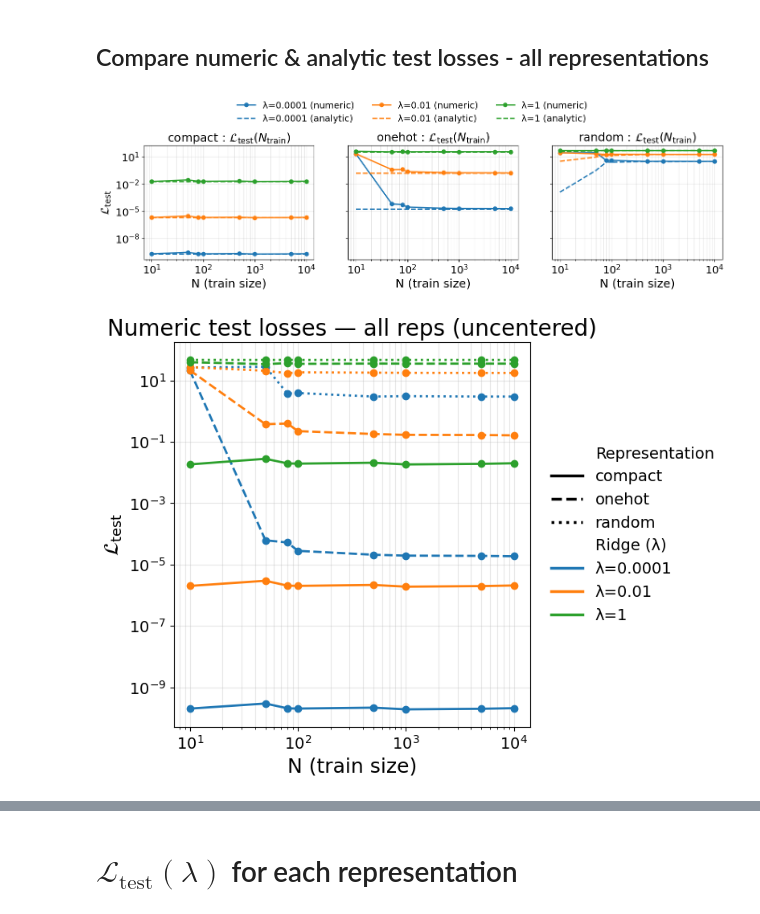
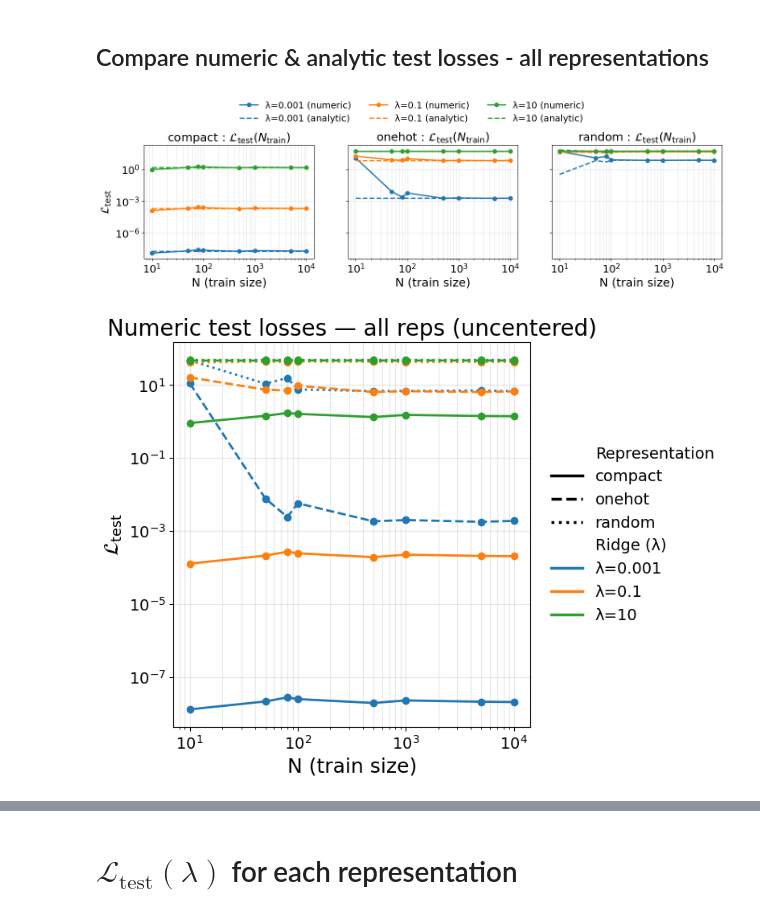
Before and after one commit to JonathanKehat/ml-data-representation-performance, a Jupyter notebook: Number_Addition_Task.ipynb, the cells around one changed output, grey strips where cells are left out. Cells and saved outputs as stored; diff of their text form; code cells hidden in the pictures.

```diff
--- a/Number_Addition_Task.ipynb
+++ b/Number_Addition_Task.ipynb
@@ -660,7 +863,7 @@ from matplotlib.lines import Line2D
 
 # ------------------ grids ------------------
 N_values = [10, 50, 80, 100, 500, 1_000, 5_000, 10_000]
-lams = 10 ** np.linspace(np.log10(1e-4), np.log10(1), 3)
+lams = 10 ** np.linspace(np.log10(1e-3), np.log10(10), 3)
 
 sim = AdditionRidgeTask(lams=lams, N_values=N_values, N_test=40_000, embed_dim=10)
 
@@ -763,33 +966,33 @@ lam_handles = [
 ]
 lam_labels = [f"λ={float(lam):g}" for lam in lams]
 
 # Combine into a single legend with two "sections"
 handles = (
     [Line2D([], [], color="none")] +  # dummy for heading
     rep_handles +
     [Line2D([], [], color="none")] +
     lam_handles
 )
 labels = (
     ["Representation"] +
     rep_labels +
     ["Ridge (λ)"] +
     lam_labels
 )
 
 ax.legend(
     handles,
     labels,
     loc="center left",
     bbox_to_anchor=(1.02, 0.5),
     frameon=False,
     fontsize=14,
 )
 
 fig2.tight_layout()
 plt.savefig("Numeric_test_losses_all_reps_uncentered.pdf", bbox_inches="tight")
 plt.show()
 # %% [output]
-[figure, old version]
+[figure, new version]
-[figure, old version]
+[figure, new version]
 # %%
```
Also changed, not shown: parts of 8 cells of this notebook.
